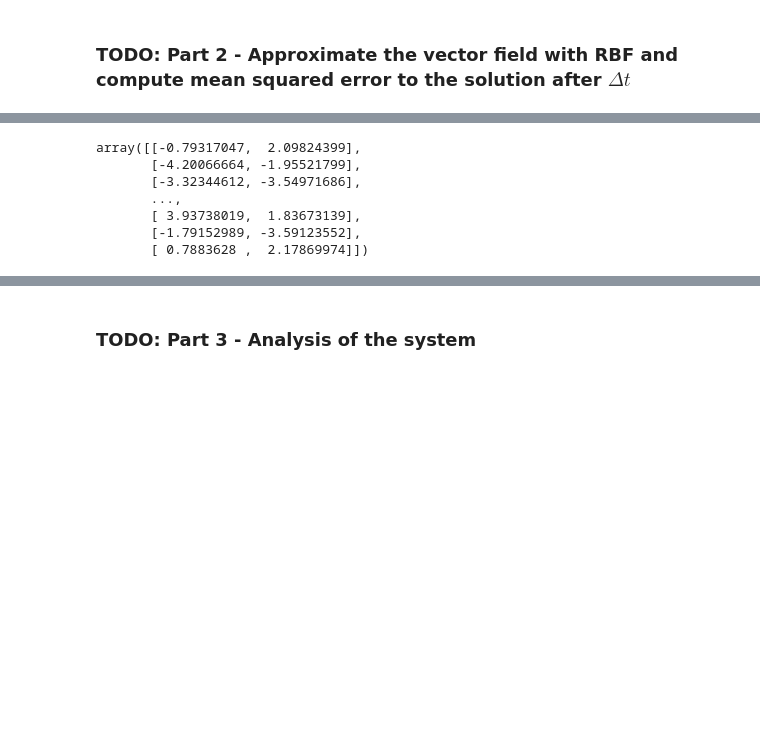
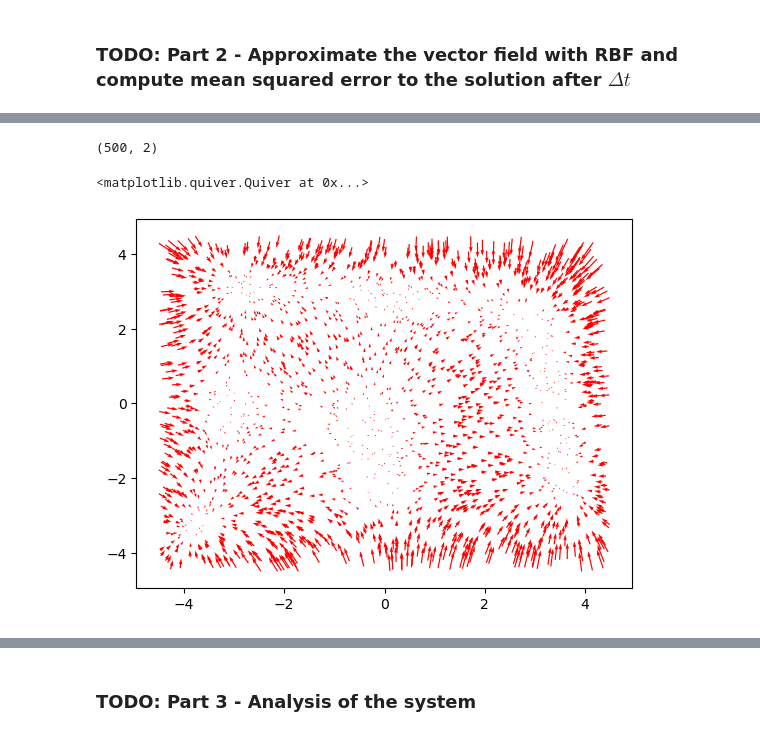
Before and after one commit to Augustin690/learning-dynamical-systems, a Jupyter notebook: src/part1/task3.ipynb, the cells around one changed output, grey strips where cells are left out. Cells and saved outputs as stored; diff of their text form; code cells hidden in the pictures; blank space fills up the shorter version.

```diff
--- a/src/part1/task3.ipynb
+++ b/src/part1/task3.ipynb
@@ -85,10 +73,22 @@ approx_x1_cheat = built_int_interpolator(x0,x1,0.9)
-# %%
-approx_x1_cheat
-# %% [output]
-array([[-0.79317047,  2.09824399],
-       [-4.20066664, -1.95521799],
-       [-3.32344612, -3.54971686],
-       ...,
-       [ 3.93738019,  1.83673139],
-       [-1.79152989, -3.59123552],
-       [ 0.7883628 ,  2.17869974]])
+# %%
+L = 500
+x = np.linspace(-4.5, 4.5, L)
+centers = 9*np.random.random_sample((L,2)) -4.5
+# %%
+phi = approx_non_linear_field(x0,centers, 0.08)
+C =  least_squares(phi.T, v)
+approx_field = np.dot(phi.T, C)
+def g(t, y):
+    y = y.reshape(2000,2)
+    phi_ = approx_non_linear_field(y,centers, 0.07999)
+    C =  least_squares(phi_.T, v)
+    return np.dot(phi_.T,C).flatten()
+# %%
+C.shape
+# %% [output]
+(500, 2)
+# %%
+plt.quiver(x0[:,0], x0[:,1], approx_field[:,0], approx_field[:,1], color= 'r')
+# %% [output]
+<matplotlib.quiver.Quiver at 0x...>
+[figure, added]
```
Also changed, not shown: parts of 24 cells of this notebook, 3 other files.
